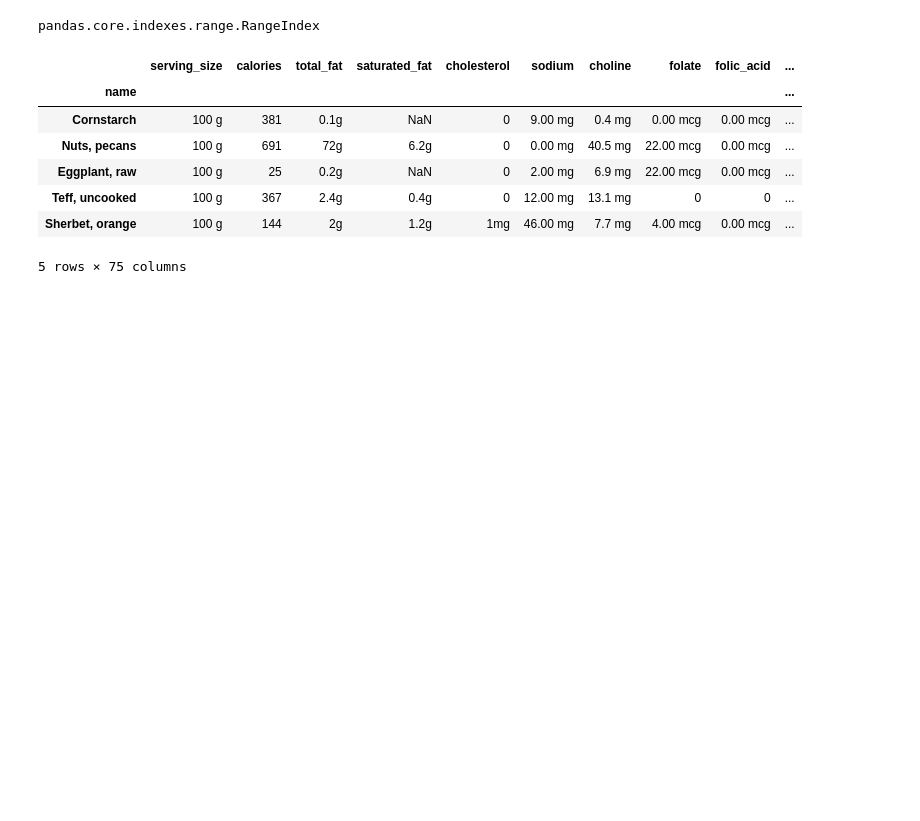
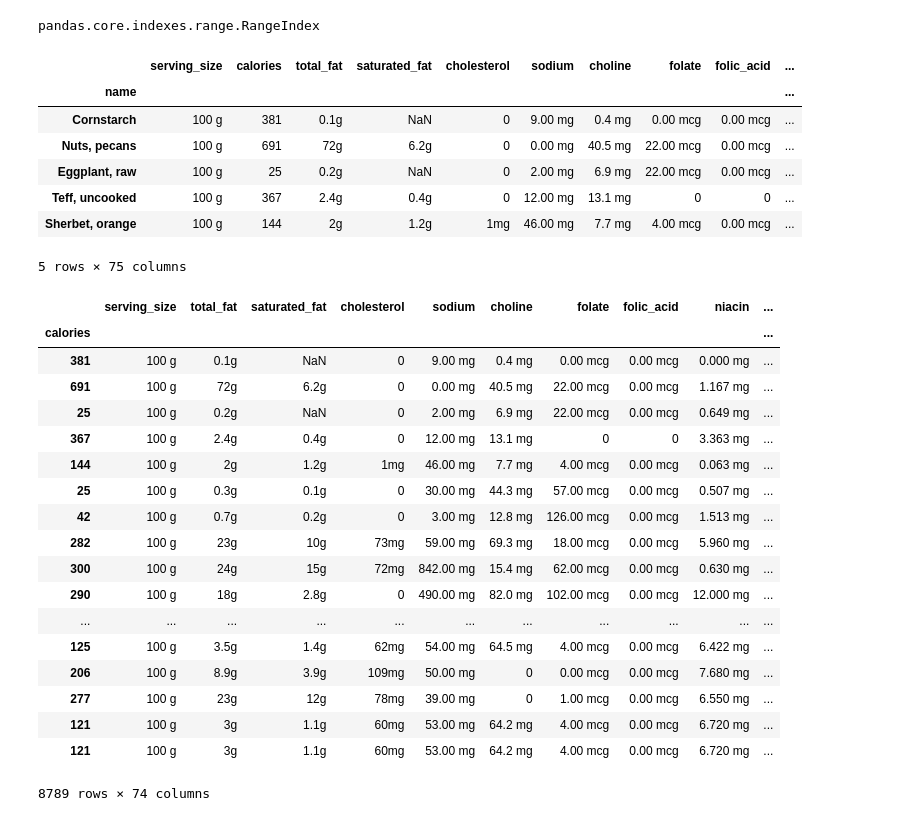
Before and after one commit to kprashant49/Projects, a Jupyter notebook: misc_projects/pandas_lecture_practice.ipynb, the cells around one changed output. Drawn from its saved outputs; the diff is of its cells as text; code cells hidden in the pictures; blank space fills up the shorter version.

```diff
--- a/misc_projects/pandas_lecture_practice.ipynb
+++ b/misc_projects/pandas_lecture_practice.ipynb
@@ -2973,3 +2977,25 @@ nutrition.head()
 | Teff, uncooked | 100 g | 367 | 2.4g | 0.4g | 0 | 12.00 mg | 13.1 mg | 0 | 0 | ... |
 | Sherbet, orange | 100 g | 144 | 2g | 1.2g | 1mg | 46.00 mg | 7.7 mg | 4.00 mcg | 0.00 mcg | ... |
 5 rows × 75 columns
+# %%
+nutrition.set_index('calories',verify_integrity=False)
+# %% [output]
+|  | serving_size | total_fat | saturated_fat | cholesterol | sodium | choline | folate | folic_acid | niacin | ... |
+| calories |  |  |  |  |  |  |  |  |  | ... |
+| 381 | 100 g | 0.1g | NaN | 0 | 9.00 mg | 0.4 mg | 0.00 mcg | 0.00 mcg | 0.000 mg | ... |
+| 691 | 100 g | 72g | 6.2g | 0 | 0.00 mg | 40.5 mg | 22.00 mcg | 0.00 mcg | 1.167 mg | ... |
+| 25 | 100 g | 0.2g | NaN | 0 | 2.00 mg | 6.9 mg | 22.00 mcg | 0.00 mcg | 0.649 mg | ... |
+| 367 | 100 g | 2.4g | 0.4g | 0 | 12.00 mg | 13.1 mg | 0 | 0 | 3.363 mg | ... |
+| 144 | 100 g | 2g | 1.2g | 1mg | 46.00 mg | 7.7 mg | 4.00 mcg | 0.00 mcg | 0.063 mg | ... |
+| 25 | 100 g | 0.3g | 0.1g | 0 | 30.00 mg | 44.3 mg | 57.00 mcg | 0.00 mcg | 0.507 mg | ... |
+| 42 | 100 g | 0.7g | 0.2g | 0 | 3.00 mg | 12.8 mg | 126.00 mcg | 0.00 mcg | 1.513 mg | ... |
+| 282 | 100 g | 23g | 10g | 73mg | 59.00 mg | 69.3 mg | 18.00 mcg | 0.00 mcg | 5.960 mg | ... |
+| 300 | 100 g | 24g | 15g | 72mg | 842.00 mg | 15.4 mg | 62.00 mcg | 0.00 mcg | 0.630 mg | ... |
+| 290 | 100 g | 18g | 2.8g | 0 | 490.00 mg | 82.0 mg | 102.00 mcg | 0.00 mcg | 12.000 mg | ... |
+| ... | ... | ... | ... | ... | ... | ... | ... | ... | ... | ... |
+| 125 | 100 g | 3.5g | 1.4g | 62mg | 54.00 mg | 64.5 mg | 4.00 mcg | 0.00 mcg | 6.422 mg | ... |
+| 206 | 100 g | 8.9g | 3.9g | 109mg | 50.00 mg | 0 | 0.00 mcg | 0.00 mcg | 7.680 mg | ... |
+| 277 | 100 g | 23g | 12g | 78mg | 39.00 mg | 0 | 1.00 mcg | 0.00 mcg | 6.550 mg | ... |
+| 121 | 100 g | 3g | 1.1g | 60mg | 53.00 mg | 64.2 mg | 4.00 mcg | 0.00 mcg | 6.720 mg | ... |
+| 121 | 100 g | 3g | 1.1g | 60mg | 53.00 mg | 64.2 mg | 4.00 mcg | 0.00 mcg | 6.720 mg | ... |
+8789 rows × 74 columns
```
Also changed, not shown: parts of 45 cells of this notebook.
